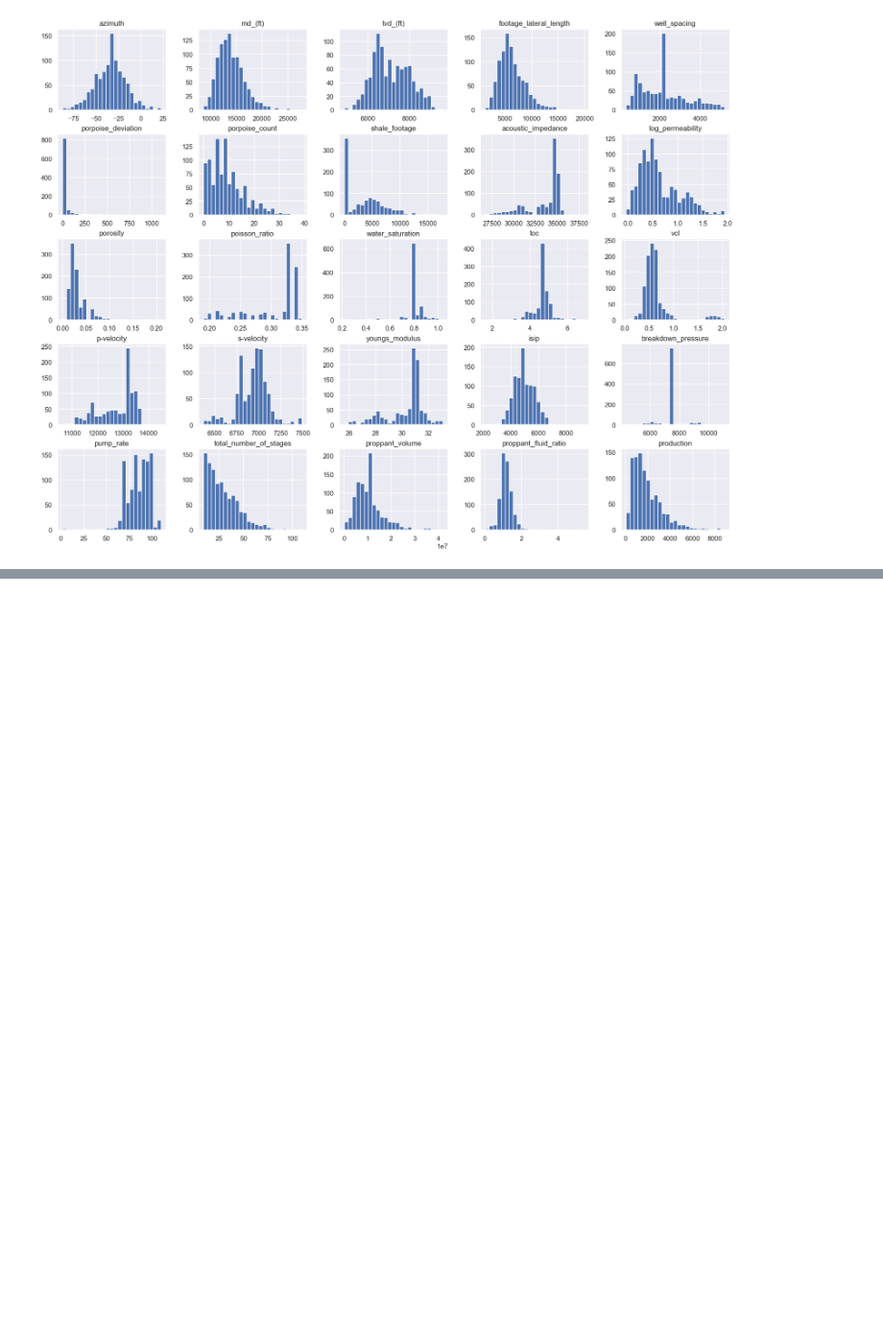
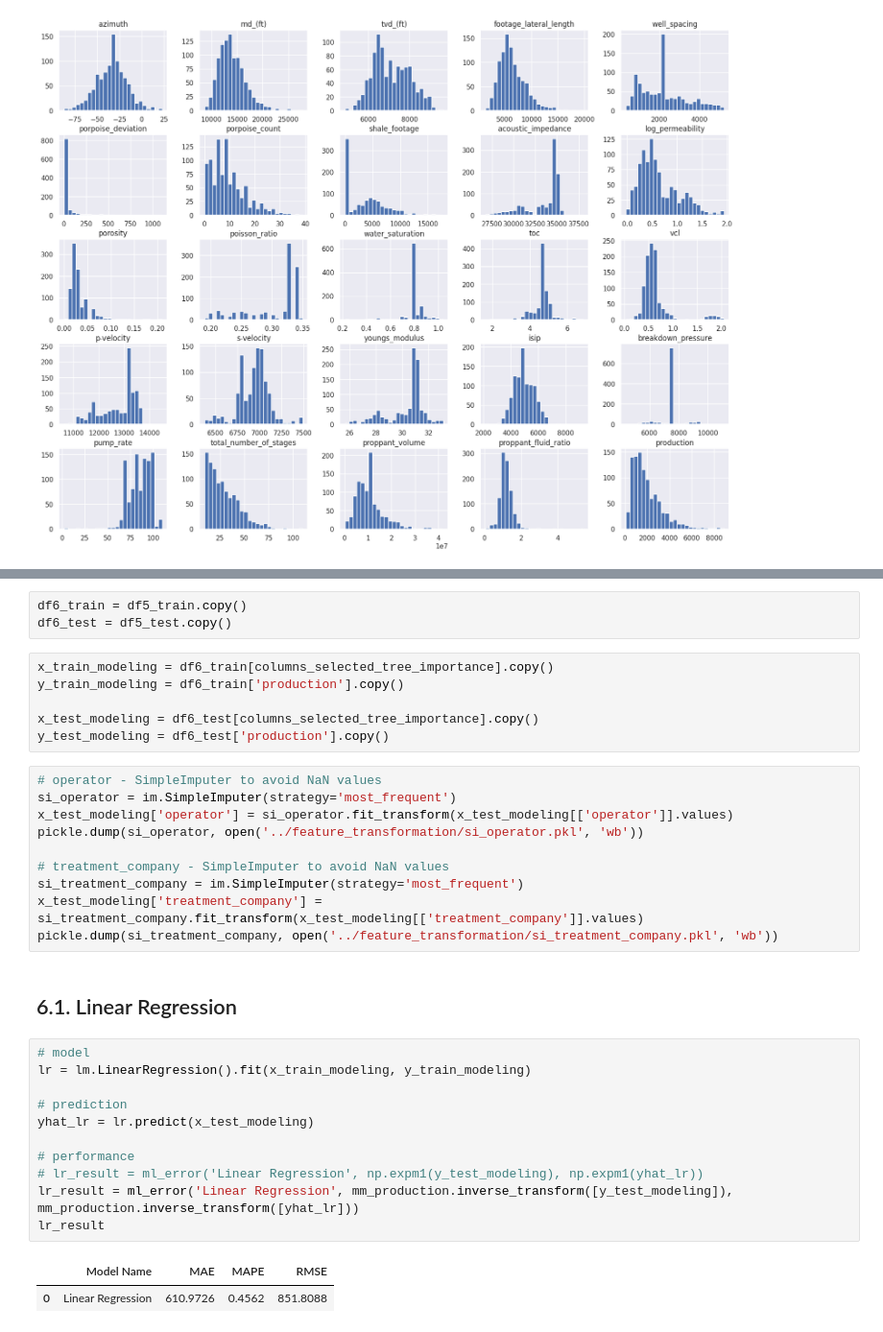
Before and after one commit to m4theus4ndr4de/regression-oil-production-prediction, a Jupyter notebook: notebook/production_prediction.ipynb, the cells around one changed output, grey strips where cells are left out. Shown at 96% size. Saved outputs shown, nothing was run; the diff lists cells and outputs as text; blank space fills up the shorter version.

```diff
--- a/notebook/production_prediction.ipynb
+++ b/notebook/production_prediction.ipynb
@@ -562,0 +881,35 @@ pickle.dump(mm_production, open('../feature_transformation/mm_production.pkl', '
+# %%
+df6_train = df5_train.copy()
+df6_test = df5_test.copy()
+# %%
+x_train_modeling = df6_train[columns_selected_tree_importance].copy()
+y_train_modeling = df6_train['production'].copy()
+
+x_test_modeling = df6_test[columns_selected_tree_importance].copy()
+y_test_modeling = df6_test['production'].copy()
+# %%
+# operator - SimpleImputer to avoid NaN values
+si_operator = im.SimpleImputer(strategy='most_frequent')
+x_test_modeling['operator'] = si_operator.fit_transform(x_test_modeling[['operator']].values)
+pickle.dump(si_operator, open('../feature_transformation/si_operator.pkl', 'wb'))
+
+# treatment_company - SimpleImputer to avoid NaN values
+si_treatment_company = im.SimpleImputer(strategy='most_frequent')
+x_test_modeling['treatment_company'] = si_treatment_company.fit_transform(x_test_modeling[['treatment_company']].values)
+pickle.dump(si_treatment_company, open('../feature_transformation/si_treatment_company.pkl', 'wb'))
+# %% [markdown]
+## 6.1. Linear Regression
+# %%
+# model
+lr = lm.LinearRegression().fit(x_train_modeling, y_train_modeling)
+
+# prediction
+yhat_lr = lr.predict(x_test_modeling)
+
+# performance
+# lr_result = ml_error('Linear Regression', np.expm1(y_test_modeling), np.expm1(yhat_lr))
+lr_result = ml_error('Linear Regression', mm_production.inverse_transform([y_test_modeling]), mm_production.inverse_transform([yhat_lr]))
+lr_result
+# %% [output]
+|  | Model Name | MAE | MAPE | RMSE |
+| 0 | Linear Regression | 610.9726 | 0.4562 | 851.8088 |
```
Also changed, not shown: parts of 44 cells of this notebook, 34 other files.
